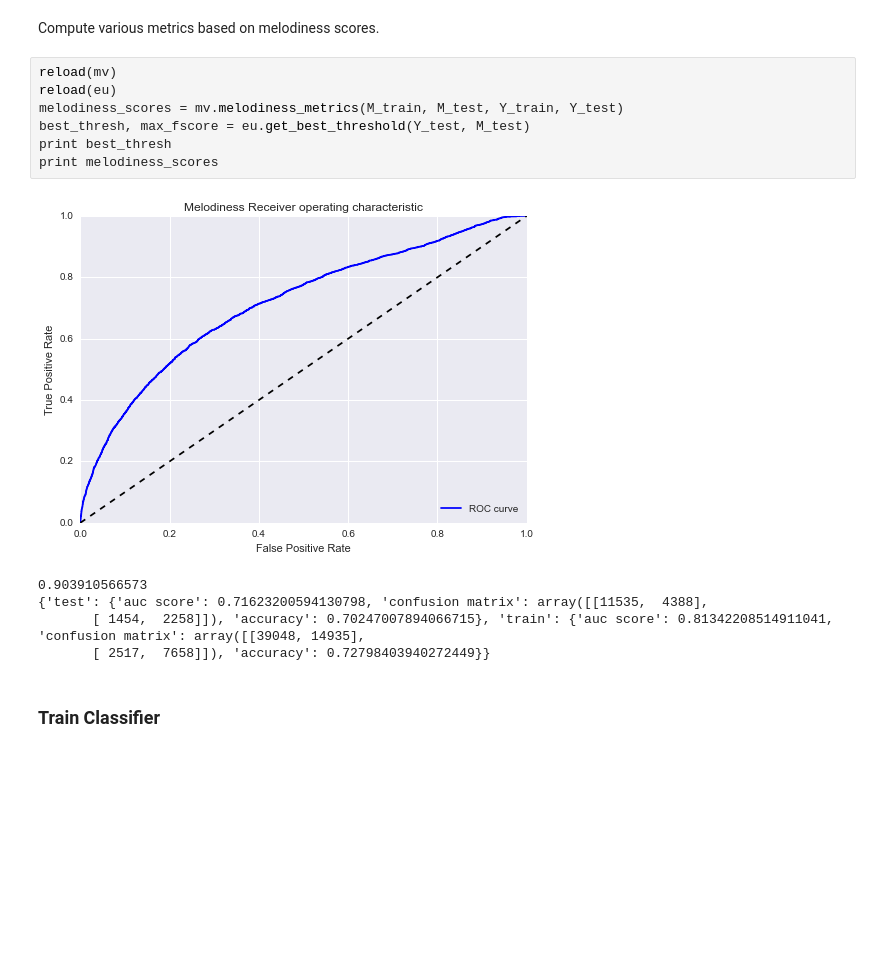
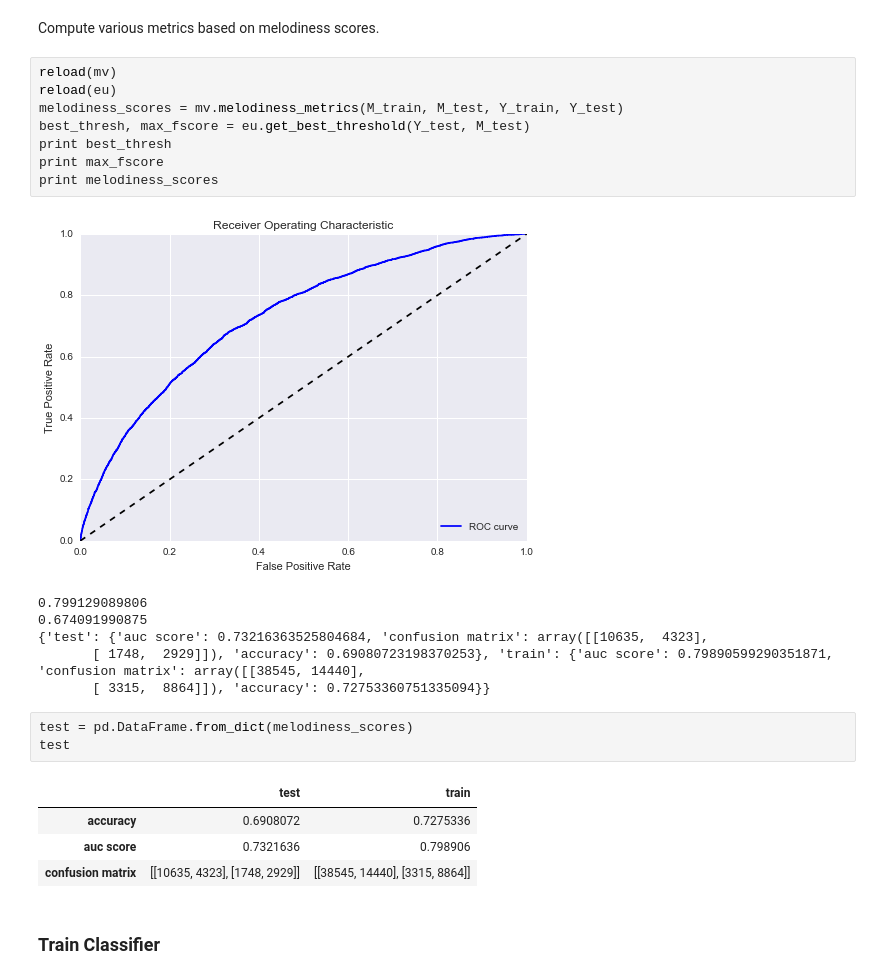
Before and after one commit to rabitt/contour_classification, a Jupyter notebook: contour_training.ipynb, the cells around one changed output. Saved outputs shown, nothing was run; the diff lists cells and outputs as text; blank space fills up the shorter version.

```diff
--- a/contour_training.ipynb
+++ b/contour_training.ipynb
@@ -91,13 +95,23 @@ reload(eu)
 melodiness_scores = mv.melodiness_metrics(M_train, M_test, Y_train, Y_test)
 best_thresh, max_fscore = eu.get_best_threshold(Y_test, M_test)
 print best_thresh
+print max_fscore
 print melodiness_scores
 # %% [output]
-[figure, old version]
+[figure, new version]
-0.903910566573
-{'test': {'auc score': 0.71623200594130798, 'confusion matrix': array([[11535,  4388],
-       [ 1454,  2258]]), 'accuracy': 0.70247007894066715}, 'train': {'auc score': 0.81342208514911041, 'confusion matrix': array([[39048, 14935],
-       [ 2517,  7658]]), 'accuracy': 0.72798403940272449}}
+0.799129089806
+0.674091990875
+{'test': {'auc score': 0.73216363525804684, 'confusion matrix': array([[10635,  4323],
+       [ 1748,  2929]]), 'accuracy': 0.69080723198370253}, 'train': {'auc score': 0.79890599290351871, 'confusion matrix': array([[38545, 14440],
+       [ 3315,  8864]]), 'accuracy': 0.72753360751335094}}
+# %%
+test = pd.DataFrame.from_dict(melodiness_scores)
+test
+# %% [output]
+|  | test | train |
+| accuracy | 0.6908072 | 0.7275336 |
+| auc score | 0.7321636 | 0.798906 |
+| confusion matrix | [[10635, 4323], [1748, 2929]] | [[38545, 14440], [3315, 8864]] |
 # %% [markdown]
 ### Train Classifier
 # %% [markdown]
```
Also changed, not shown: parts of 12 cells of this notebook.
